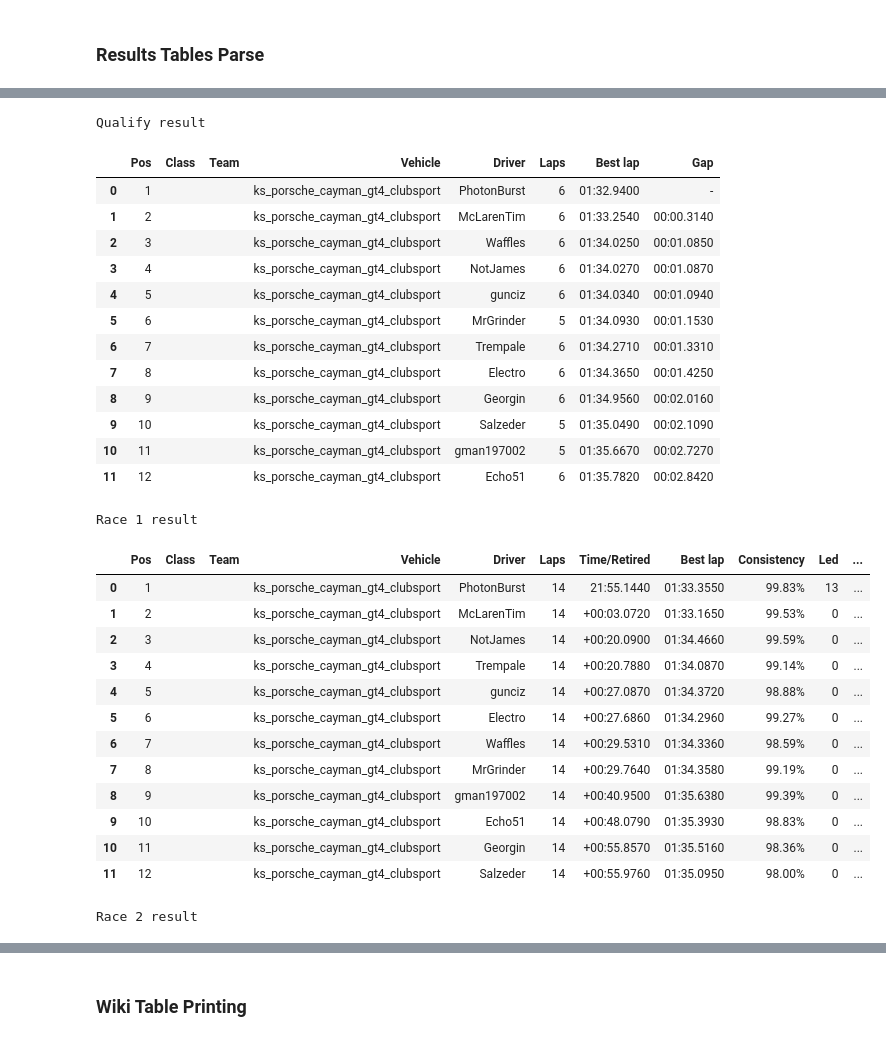
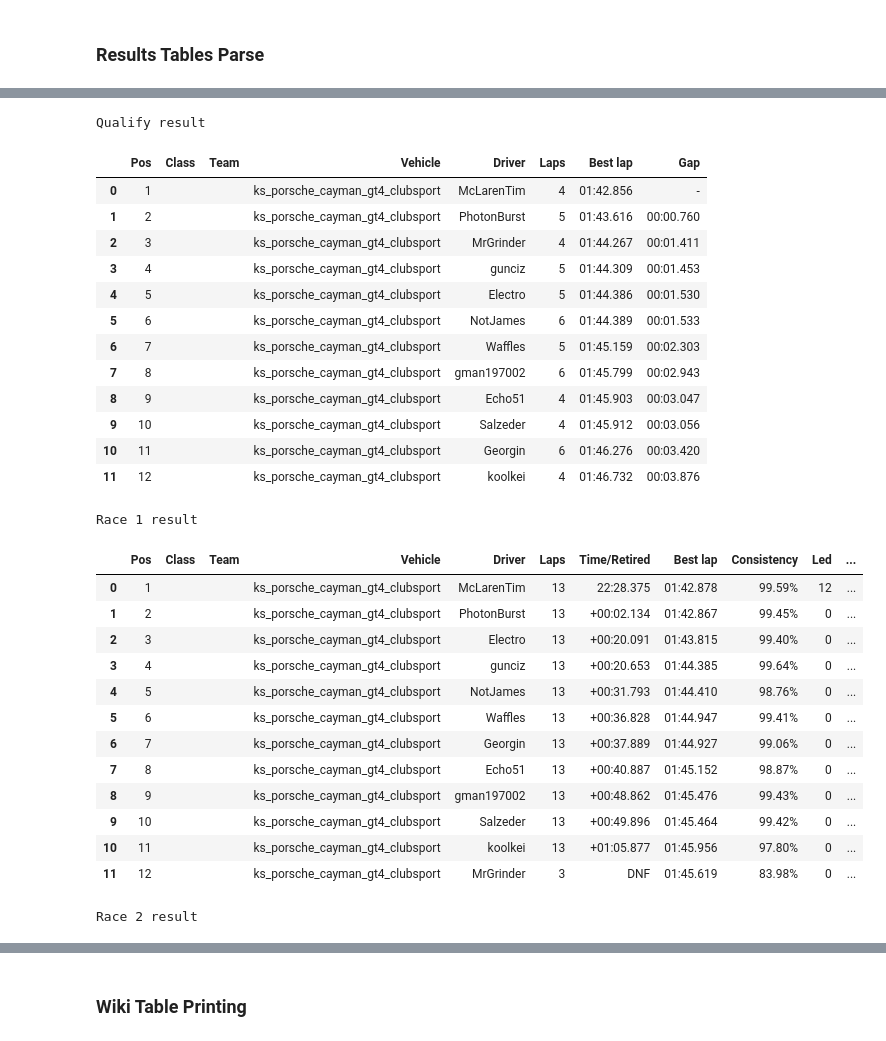
Before and after one commit to denniscfeng/simresults-to-table, a Jupyter notebook: ResultsToTable.ipynb, the cells around one changed output, grey strips where cells are left out. Cells and saved outputs as stored; diff of their text form; code cells hidden in the pictures.

```diff
--- a/ResultsToTable.ipynb
+++ b/ResultsToTable.ipynb
@@ -8,8 +8,8 @@ import pandas as pd
 ##### Series data info
 # %%
 series_directory = "PWCSS 2020"
-race_directory = "nurb"
-simresults_code = "201108-2GF"
+race_directory = "assen"
+simresults_code = "201004-kI7"
 # %% [markdown]
 ##### Race format info
 # %%
@@ -76,7 +76,7 @@ with open(results_file) as fp:
     for i, row in enumerate(fp):
         if current_table:
             if row=="\n":
-                rows[current_table][1] = i-2 # manual adjustment
+                rows[current_table][1] = i-1 # manual adjustment
                 print("table ended line {}".format(rows[current_table][1]), end="\n\n")
                 current_table = ""
             elif i>=rows[current_table][0]:
@@ -112,44 +112,48 @@ table ended line 668
 # %%
 tables = {}
 
 for key in table_keys:
     table_skiprows = rows[key][0]
     table_nrows = rows[key][1] - table_skiprows
     table_df = pd.read_csv(results_file, skiprows=table_skiprows, nrows=table_nrows, index_col=False, dtype=object)
     table_df = table_df.apply(lambda s: s.str.strip(' \'"'), axis=1)
     table_df.columns = table_df.columns.str.strip(' \'"')
+    table_df = table_df.apply(lambda s: s.str.replace('(.*\d\d*\.\d{3})0$', r'\1'), axis=1)
+
+    if key.startswith("r"):
+        table_df["Time/Retired"] = table_df["Time/Retired"].str.replace('^\s*$', "DNF")
 
     print(names[key])
     display(table_df)
     tables[key] = table_df
 # %% [output]
 Qualify result
 |  | Pos | Class | Team | Vehicle | Driver | Laps | Best lap | Gap |
-| 0 | 1 |  |  | ks_porsche_cayman_gt4_clubsport | PhotonBurst | 6 | 01:32.9400 | - |
-| 1 | 2 |  |  | ks_porsche_cayman_gt4_clubsport | McLarenTim | 6 | 01:33.2540 | 00:00.3140 |
-| 2 | 3 |  |  | ks_porsche_cayman_gt4_clubsport | Waffles | 6 | 01:34.0250 | 00:01.0850 |
-| 3 | 4 |  |  | ks_porsche_cayman_gt4_clubsport | NotJames | 6 | 01:34.0270 | 00:01.0870 |
-| 4 | 5 |  |  | ks_porsche_cayman_gt4_clubsport | gunciz | 6 | 01:34.0340 | 00:01.0940 |
-| 5 | 6 |  |  | ks_porsche_cayman_gt4_clubsport | MrGrinder | 5 | 01:34.0930 | 00:01.1530 |
-| 6 | 7 |  |  | ks_porsche_cayman_gt4_clubsport | Trempale | 6 | 01:34.2710 | 00:01.3310 |
-| 7 | 8 |  |  | ks_porsche_cayman_gt4_clubsport | Electro | 6 | 01:34.3650 | 00:01.4250 |
-| 8 | 9 |  |  | ks_porsche_cayman_gt4_clubsport | Georgin | 6 | 01:34.9560 | 00:02.0160 |
-| 9 | 10 |  |  | ks_porsche_cayman_gt4_clubsport | Salzeder | 5 | 01:35.0490 | 00:02.1090 |
-| 10 | 11 |  |  | ks_porsche_cayman_gt4_clubsport | gman197002 | 5 | 01:35.6670 | 00:02.7270 |
-| 11 | 12 |  |  | ks_porsche_cayman_gt4_clubsport | Echo51 | 6 | 01:35.7820 | 00:02.8420 |
+| 0 | 1 |  |  | ks_porsche_cayman_gt4_clubsport | McLarenTim | 4 | 01:42.856 | - |
+| 1 | 2 |  |  | ks_porsche_cayman_gt4_clubsport | PhotonBurst | 5 | 01:43.616 | 00:00.760 |
+| 2 | 3 |  |  | ks_porsche_cayman_gt4_clubsport | MrGrinder | 4 | 01:44.267 | 00:01.411 |
+| 3 | 4 |  |  | ks_porsche_cayman_gt4_clubsport | gunciz | 5 | 01:44.309 | 00:01.453 |
+| 4 | 5 |  |  | ks_porsche_cayman_gt4_clubsport | Electro | 5 | 01:44.386 | 00:01.530 |
+| 5 | 6 |  |  | ks_porsche_cayman_gt4_clubsport | NotJames | 6 | 01:44.389 | 00:01.533 |
+| 6 | 7 |  |  | ks_porsche_cayman_gt4_clubsport | Waffles | 5 | 01:45.159 | 00:02.303 |
+| 7 | 8 |  |  | ks_porsche_cayman_gt4_clubsport | gman197002 | 6 | 01:45.799 | 00:02.943 |
+| 8 | 9 |  |  | ks_porsche_cayman_gt4_clubsport | Echo51 | 4 | 01:45.903 | 00:03.047 |
+| 9 | 10 |  |  | ks_porsche_cayman_gt4_clubsport | Salzeder | 4 | 01:45.912 | 00:03.056 |
+| 10 | 11 |  |  | ks_porsche_cayman_gt4_clubsport | Georgin | 6 | 01:46.276 | 00:03.420 |
+| 11 | 12 |  |  | ks_porsche_cayman_gt4_clubsport | koolkei | 4 | 01:46.732 | 00:03.876 |
 Race 1 result
 |  | Pos | Class | Team | Vehicle | Driver | Laps | Time/Retired | Best lap | Consistency | Led | ... |
-| 0 | 1 |  |  | ks_porsche_cayman_gt4_clubsport | PhotonBurst | 14 | 21:55.1440 | 01:33.3550 | 99.83% | 13 | ... |
-| 1 | 2 |  |  | ks_porsche_cayman_gt4_clubsport | McLarenTim | 14 | +00:03.0720 | 01:33.1650 | 99.53% | 0 | ... |
-| 2 | 3 |  |  | ks_porsche_cayman_gt4_clubsport | NotJames | 14 | +00:20.0900 | 01:34.4660 | 99.59% | 0 | ... |
-| 3 | 4 |  |  | ks_porsche_cayman_gt4_clubsport | Trempale | 14 | +00:20.7880 | 01:34.0870 | 99.14% | 0 | ... |
-| 4 | 5 |  |  | ks_porsche_cayman_gt4_clubsport | gunciz | 14 | +00:27.0870 | 01:34.3720 | 98.88% | 0 | ... |
-| 5 | 6 |  |  | ks_porsche_cayman_gt4_clubsport | Electro | 14 | +00:27.6860 | 01:34.2960 | 99.27% | 0 | ... |
-| 6 | 7 |  |  | ks_porsche_cayman_gt4_clubsport | Waffles | 14 | +00:29.5310 | 01:34.3360 | 98.59% | 0 | ... |
-| 7 | 8 |  |  | ks_porsche_cayman_gt4_clubsport | MrGrinder | 14 | +00:29.7640 | 01:34.3580 | 99.19% | 0 | ... |
-| 8 | 9 |  |  | ks_porsche_cayman_gt4_clubsport | gman197002 | 14 | +00:40.9500 | 01:35.6380 | 99.39% | 0 | ... |
-| 9 | 10 |  |  | ks_porsche_cayman_gt4_clubsport | Echo51 | 14 | +00:48.0790 | 01:35.3930 | 98.83% | 0 | ... |
-| 10 | 11 |  |  | ks_porsche_cayman_gt4_clubsport | Georgin | 14 | +00:55.8570 | 01:35.5160 | 98.36% | 0 | ... |
-| 11 | 12 |  |  | ks_porsche_cayman_gt4_clubsport | Salzeder | 14 | +00:55.9760 | 01:35.0950 | 98.00% | 0 | ... |
+| 0 | 1 |  |  | ks_porsche_cayman_gt4_clubsport | McLarenTim | 13 | 22:28.375 | 01:42.878 | 99.59% | 12 | ... |
+| 1 | 2 |  |  | ks_porsche_cayman_gt4_clubsport | PhotonBurst | 13 | +00:02.134 | 01:42.867 | 99.45% | 0 | ... |
+| 2 | 3 |  |  | ks_porsche_cayman_gt4_clubsport | Electro | 13 | +00:20.091 | 01:43.815 | 99.40% | 0 | ... |
+| 3 | 4 |  |  | ks_porsche_cayman_gt4_clubsport | gunciz | 13 | +00:20.653 | 01:44.385 | 99.64% | 0 | ... |
+| 4 | 5 |  |  | ks_porsche_cayman_gt4_clubsport | NotJames | 13 | +00:31.793 | 01:44.410 | 98.76% | 0 | ... |
+| 5 | 6 |  |  | ks_porsche_cayman_gt4_clubsport | Waffles | 13 | +00:36.828 | 01:44.947 | 99.41% | 0 | ... |
+| 6 | 7 |  |  | ks_porsche_cayman_gt4_clubsport | Georgin | 13 | +00:37.889 | 01:44.927 | 99.06% | 0 | ... |
+| 7 | 8 |  |  | ks_porsche_cayman_gt4_clubsport | Echo51 | 13 | +00:40.887 | 01:45.152 | 98.87% | 0 | ... |
+| 8 | 9 |  |  | ks_porsche_cayman_gt4_clubsport | gman197002 | 13 | +00:48.862 | 01:45.476 | 99.43% | 0 | ... |
+| 9 | 10 |  |  | ks_porsche_cayman_gt4_clubsport | Salzeder | 13 | +00:49.896 | 01:45.464 | 99.42% | 0 | ... |
+| 10 | 11 |  |  | ks_porsche_cayman_gt4_clubsport | koolkei | 13 | +01:05.877 | 01:45.956 | 97.80% | 0 | ... |
+| 11 | 12 |  |  | ks_porsche_cayman_gt4_clubsport | MrGrinder | 3 | DNF | 01:45.619 | 83.98% | 0 | ... |
 Race 2 result
 |  | Pos | Class | Team | Vehicle | Driver | Laps | Time/Retired | Best lap | Consistency | Led | ... |
```
Also changed, not shown: parts of 4 cells of this notebook, 5 other files.
